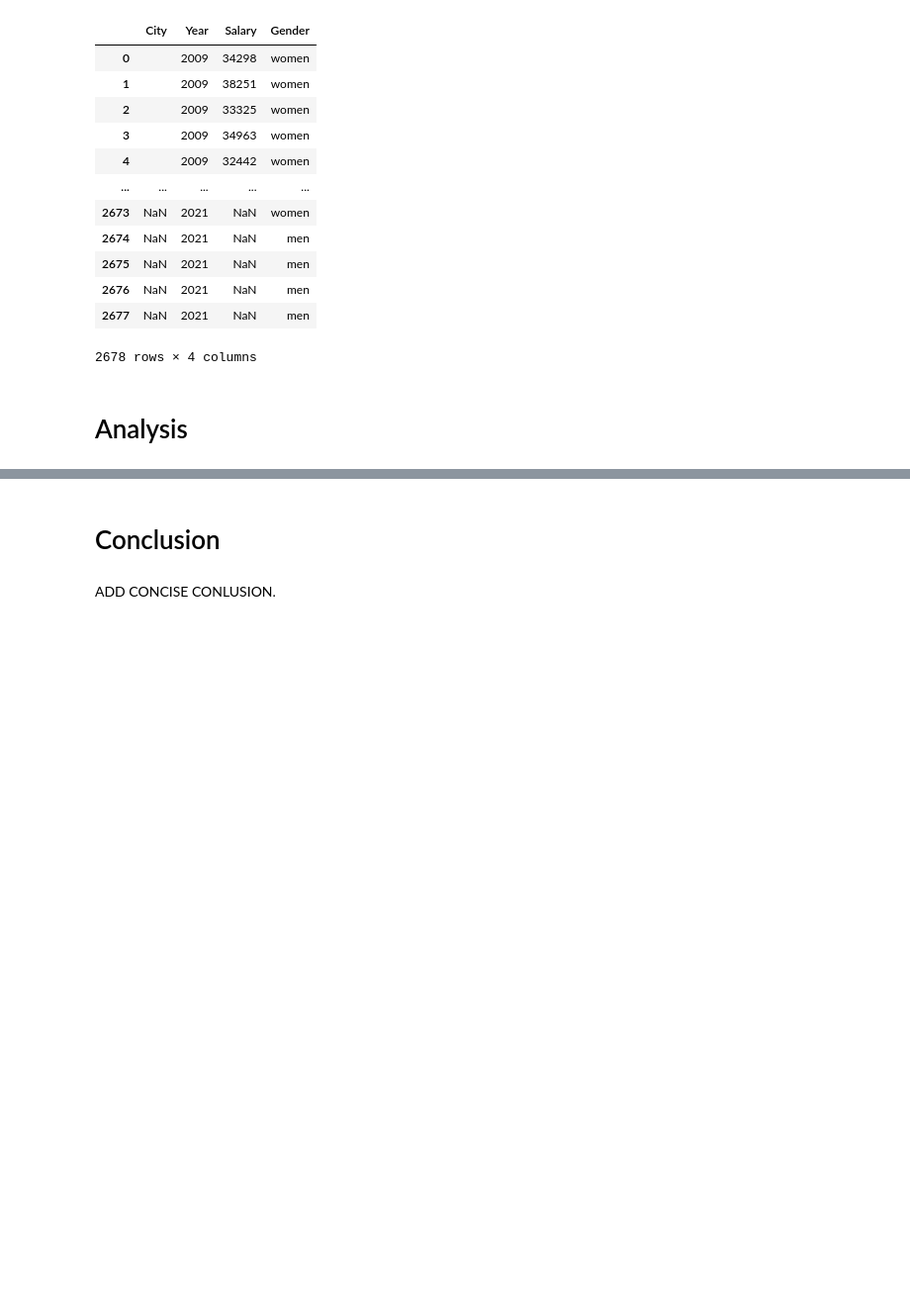
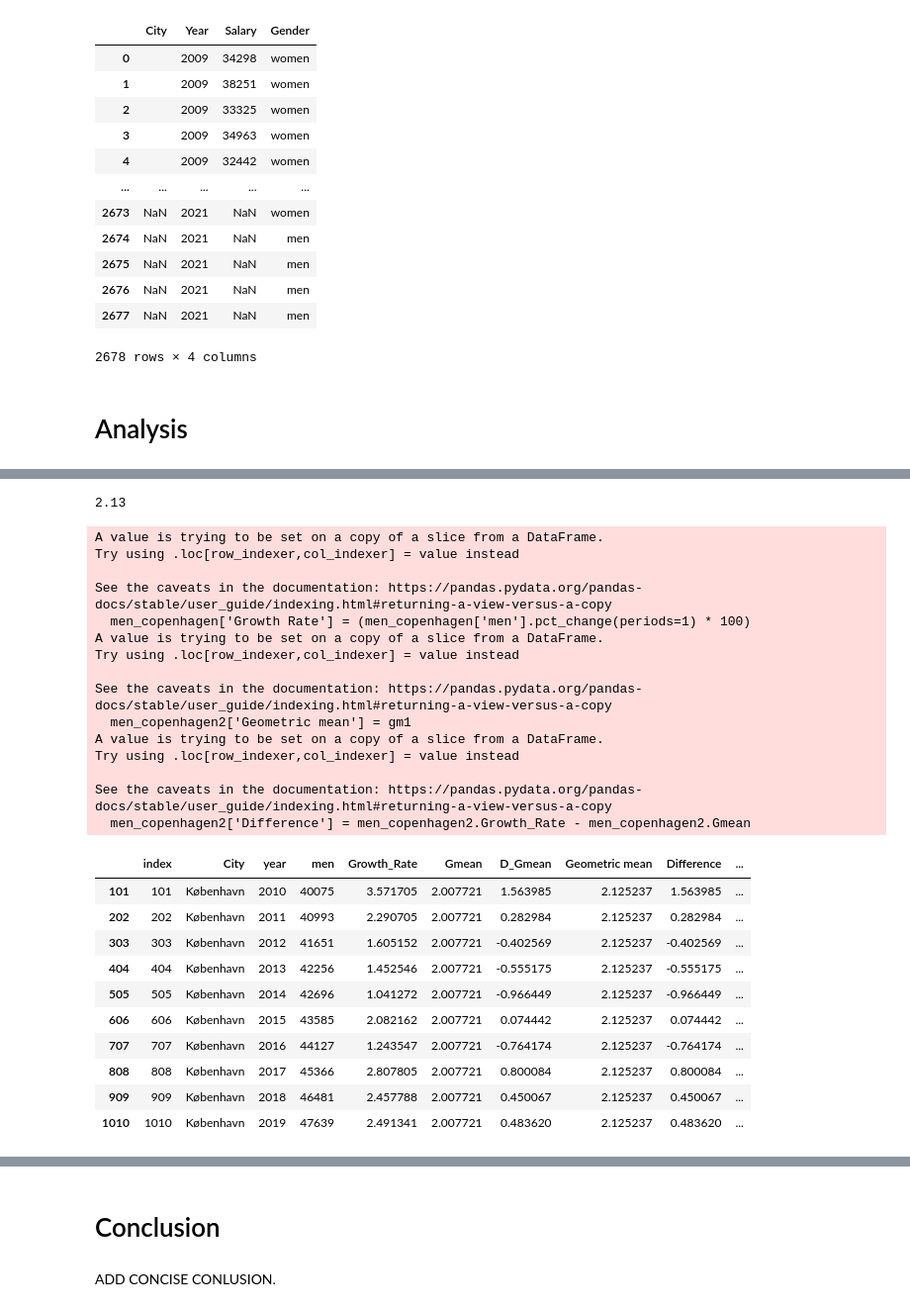
Before and after one commit to julieroddik/projects-2023-mej, a Jupyter notebook: dataproject/dataproject.ipynb, the cells around one changed output, grey strips where cells are left out. Shown at 99% size. Cells and saved outputs as stored; diff of their text form; code cells hidden in the pictures; blank space fills up the shorter version.

```diff
--- a/dataproject/dataproject.ipynb
+++ b/dataproject/dataproject.ipynb
@@ -282,0 +310,40 @@ MAKE FURTHER ANALYSIS. EXPLAIN THE CODE BRIEFLY AND SUMMARIZE THE RESULTS.
+# %%
+# We calculate the growthrate and the geometric mean for men
+men_copenhagen['Growth Rate'] = (men_copenhagen['men'].pct_change(periods=1) * 100)
+
+# We drop the NaN value from the dataset
+men_copenhagen2 = men_copenhagen.tail(-1)
+
+gm1 = (gmean(men_copenhagen2['Growth Rate'] / 100 + 1)-1)*100
+print ("%.2f" % gm1)
+men_copenhagen2['Geometric mean'] = gm1
+men_copenhagen2['Difference'] = men_copenhagen2.Growth_Rate - men_copenhagen2.Gmean
+men_copenhagen2.head(10)
+# %% [output]
+2.13
+A value is trying to be set on a copy of a slice from a DataFrame.
+Try using .loc[row_indexer,col_indexer] = value instead
+
+See the caveats in the documentation: https://pandas.pydata.org/pandas-docs/stable/user_guide/indexing.html#returning-a-view-versus-a-copy
+  men_copenhagen['Growth Rate'] = (men_copenhagen['men'].pct_change(periods=1) * 100)
+A value is trying to be set on a copy of a slice from a DataFrame.
+Try using .loc[row_indexer,col_indexer] = value instead
+
+See the caveats in the documentation: https://pandas.pydata.org/pandas-docs/stable/user_guide/indexing.html#returning-a-view-versus-a-copy
+  men_copenhagen2['Geometric mean'] = gm1
+A value is trying to be set on a copy of a slice from a DataFrame.
+Try using .loc[row_indexer,col_indexer] = value instead
+
+See the caveats in the documentation: https://pandas.pydata.org/pandas-docs/stable/user_guide/indexing.html#returning-a-view-versus-a-copy
+  men_copenhagen2['Difference'] = men_copenhagen2.Growth_Rate - men_copenhagen2.Gmean
+|  | index | City | year | men | Growth_Rate | Gmean | D_Gmean | Geometric mean | Difference | ... |
+| 101 | 101 | København | 2010 | 40075 | 3.571705 | 2.007721 | 1.563985 | 2.125237 | 1.563985 | ... |
+| 202 | 202 | København | 2011 | 40993 | 2.290705 | 2.007721 | 0.282984 | 2.125237 | 0.282984 | ... |
+| 303 | 303 | København | 2012 | 41651 | 1.605152 | 2.007721 | -0.402569 | 2.125237 | -0.402569 | ... |
+| 404 | 404 | København | 2013 | 42256 | 1.452546 | 2.007721 | -0.555175 | 2.125237 | -0.555175 | ... |
+| 505 | 505 | København | 2014 | 42696 | 1.041272 | 2.007721 | -0.966449 | 2.125237 | -0.966449 | ... |
+| 606 | 606 | København | 2015 | 43585 | 2.082162 | 2.007721 | 0.074442 | 2.125237 | 0.074442 | ... |
+| 707 | 707 | København | 2016 | 44127 | 1.243547 | 2.007721 | -0.764174 | 2.125237 | -0.764174 | ... |
+| 808 | 808 | København | 2017 | 45366 | 2.807805 | 2.007721 | 0.800084 | 2.125237 | 0.800084 | ... |
+| 909 | 909 | København | 2018 | 46481 | 2.457788 | 2.007721 | 0.450067 | 2.125237 | 0.450067 | ... |
+| 1010 | 1010 | København | 2019 | 47639 | 2.491341 | 2.007721 | 0.483620 | 2.125237 | 0.483620 | ... |
```
Also changed, not shown: parts of 7 cells of this notebook.
